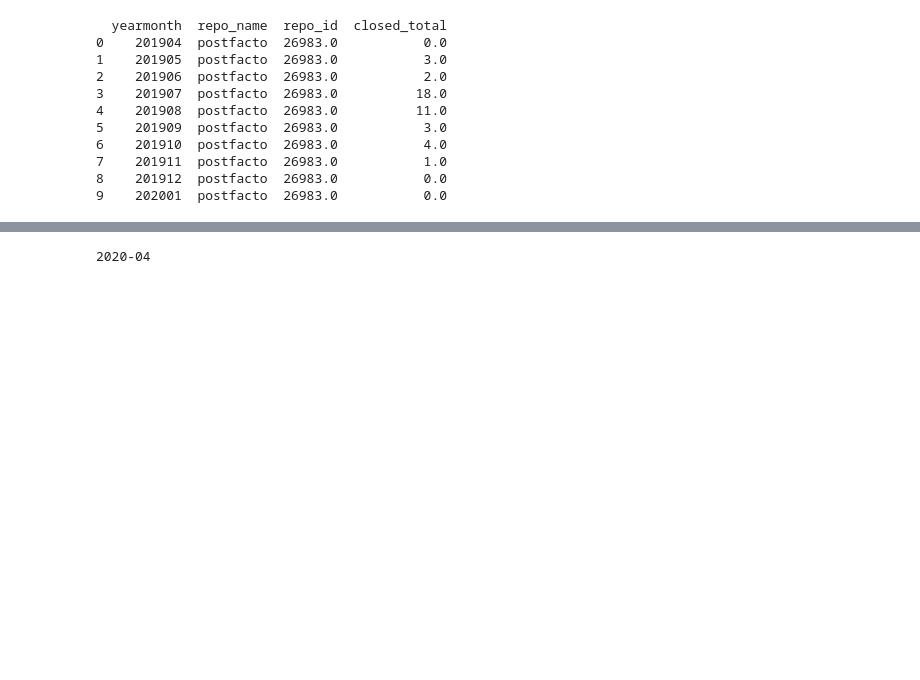
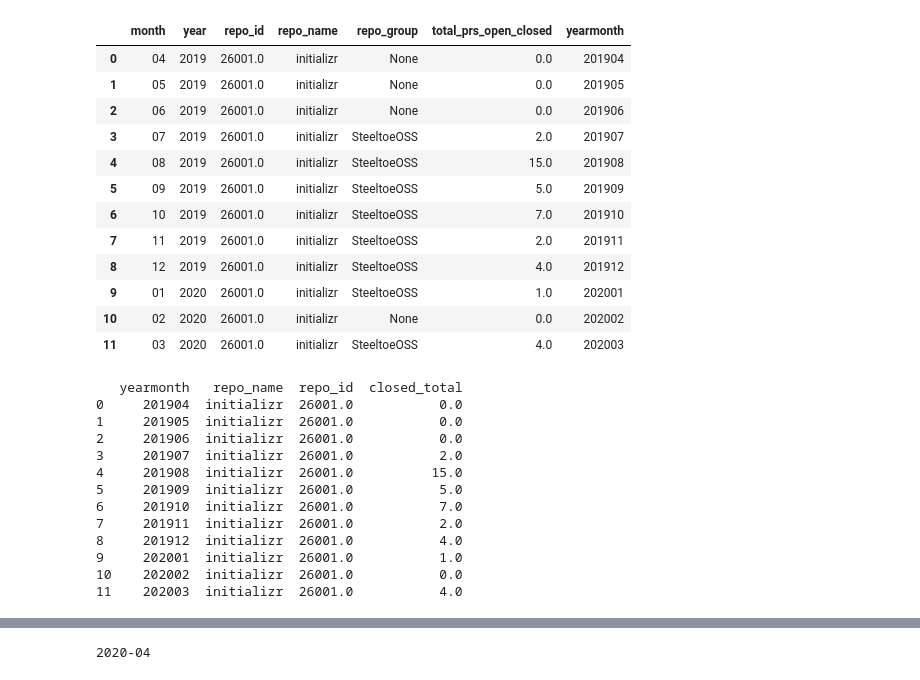
Before and after one commit to Hsingh2096/Hsingh2096, a Jupyter notebook: code/dawn_project_health.ipynb, the cells around one changed output, grey strips where cells are left out. Drawn from its saved outputs; the diff is of its cells as text; code cells hidden in the pictures; blank space fills up the shorter version.

```diff
--- a/code/dawn_project_health.ipynb
+++ b/code/dawn_project_health.ipynb
@@ -46,12 +48,12 @@ print(repo_list)
 ## List of repository IDs for the report
 #repo_dict = {25760, 25663} #spring-boot & spring-framework
 #repo_dict = {28051} # concourse
-repo_dict = {26983} #postfacto
+#repo_dict = {26983} #postfacto
 #repo_dict = {25432} #rabbitmq-server
 #repo_dict = {25663} #spring-framework
 #repo_dict = {28030} #sonobuoy
 #repo_dict = {28031} #velero
-#repo_dict = {25881}
+repo_dict = {26001}
 # %%
 #from datetime import date
 import datetime
@@ -160,25 +162,43 @@ pr_monthDF['year'] = pr_monthDF['year'].map(int)
 pr_monthDF['month'] = pr_monthDF['month'].map(int)
 pr_monthDF['month'] = pr_monthDF['month'].apply('{:0>2}'.format)
 pr_monthDF['yearmonth'] = pr_monthDF['year'].map(str)+ pr_monthDF['month'].map(str)
+# %%
+pr_monthDF
+# %% [output]
+|  | month | year | repo_id | repo_name | repo_group | total_prs_open_closed | yearmonth |
+| 0 | 04 | 2019 | 26001.0 | initializr | None | 0.0 | 201904 |
+| 1 | 05 | 2019 | 26001.0 | initializr | None | 0.0 | 201905 |
+| 2 | 06 | 2019 | 26001.0 | initializr | None | 0.0 | 201906 |
+| 3 | 07 | 2019 | 26001.0 | initializr | SteeltoeOSS | 2.0 | 201907 |
+| 4 | 08 | 2019 | 26001.0 | initializr | SteeltoeOSS | 15.0 | 201908 |
+| 5 | 09 | 2019 | 26001.0 | initializr | SteeltoeOSS | 5.0 | 201909 |
+| 6 | 10 | 2019 | 26001.0 | initializr | SteeltoeOSS | 7.0 | 201910 |
+| 7 | 11 | 2019 | 26001.0 | initializr | SteeltoeOSS | 2.0 | 201911 |
+| 8 | 12 | 2019 | 26001.0 | initializr | SteeltoeOSS | 4.0 | 201912 |
+| 9 | 01 | 2020 | 26001.0 | initializr | SteeltoeOSS | 1.0 | 202001 |
+| 10 | 02 | 2020 | 26001.0 | initializr | None | 0.0 | 202002 |
+| 11 | 03 | 2020 | 26001.0 | initializr | SteeltoeOSS | 4.0 | 202003 |
 # %%
 pr_sustainDF = pd.DataFrame()
 pr_sustainDF['yearmonth'] = pr_monthDF['yearmonth']
 pr_sustainDF['repo_name'] = pr_monthDF['repo_name']
 pr_sustainDF['repo_id'] = pr_monthDF['repo_id']
 pr_sustainDF['closed_total'] = pr_monthDF['total_prs_open_closed']
-print(pr_sustainDF.head(10))
+print(pr_sustainDF)
 # %% [output]
-  yearmonth  repo_name  repo_id  closed_total
-0    201904  postfacto  26983.0           0.0
-1    201905  postfacto  26983.0           3.0
-2    201906  postfacto  26983.0           2.0
-3    201907  postfacto  26983.0          18.0
-4    201908  postfacto  26983.0          11.0
-5    201909  postfacto  26983.0           3.0
-6    201910  postfacto  26983.0           4.0
-7    201911  postfacto  26983.0           1.0
-8    201912  postfacto  26983.0           0.0
-9    202001  postfacto  26983.0           0.0
+   yearmonth   repo_name  repo_id  closed_total
+0     201904  initializr  26001.0           0.0
+1     201905  initializr  26001.0           0.0
+2     201906  initializr  26001.0           0.0
+3     201907  initializr  26001.0           2.0
+4     201908  initializr  26001.0          15.0
+5     201909  initializr  26001.0           5.0
+6     201910  initializr  26001.0           7.0
+7     201911  initializr  26001.0           2.0
+8     201912  initializr  26001.0           4.0
+9     202001  initializr  26001.0           1.0
+10    202002  initializr  26001.0           0.0
+11    202003  initializr  26001.0           4.0
 # %%
 # Monthly PRs ALL - removed where pull_requests.pr_src_state = 'closed'
 pr_monthDF = pd.DataFrame()
```
Also changed, not shown: parts of 6 cells of this notebook, 5 other files.
